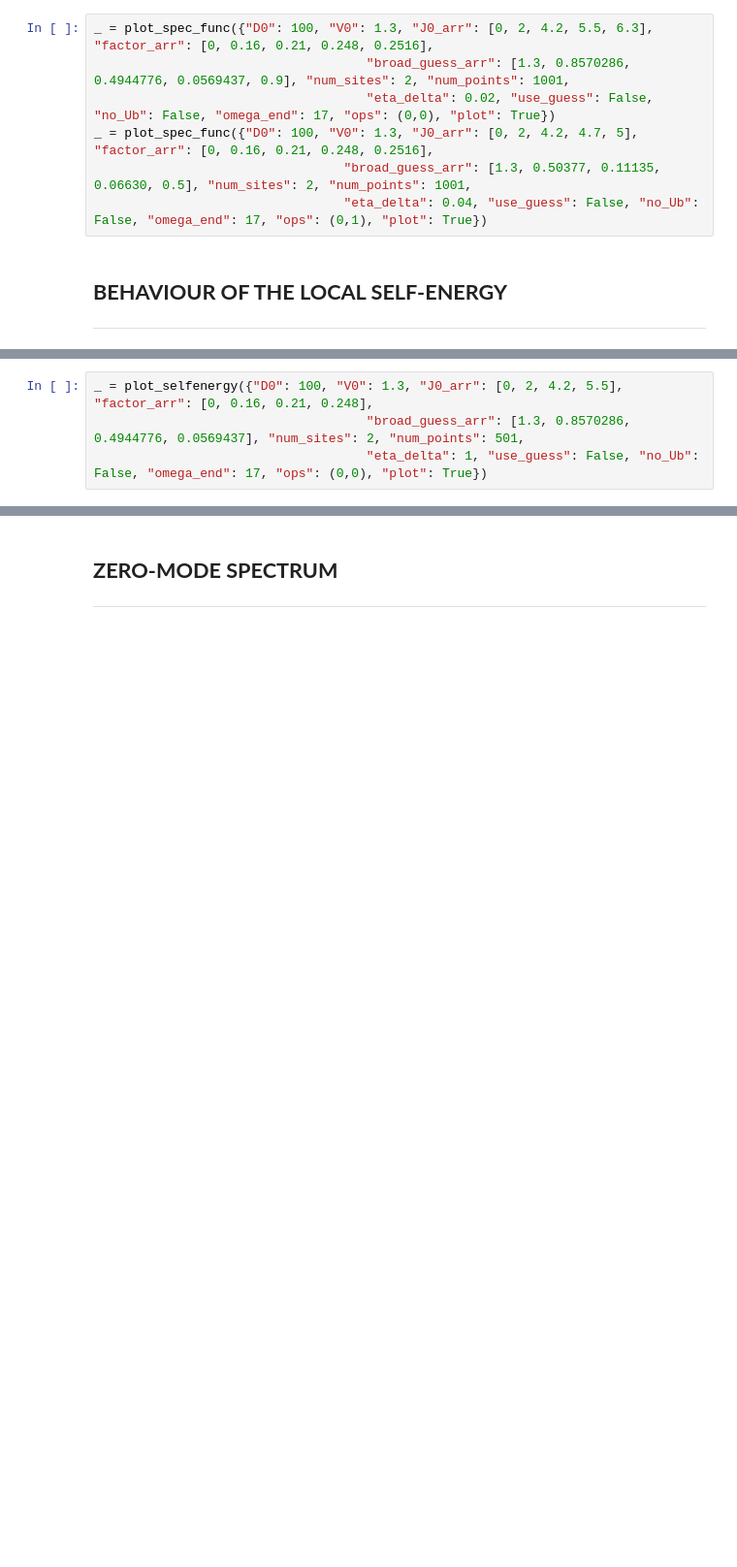
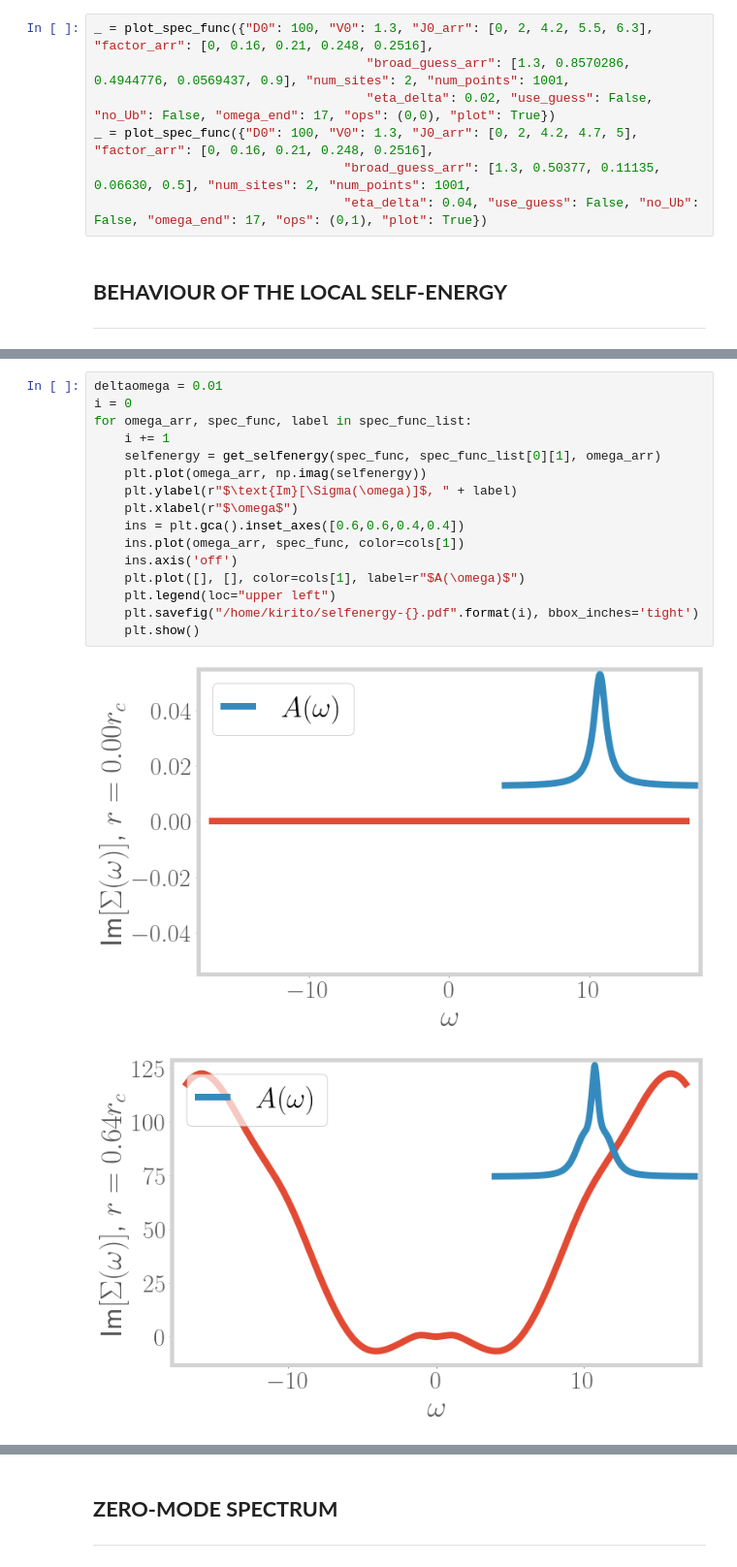
Before and after one commit to abhirup-m/Tiling-Embedded-Esiam, a Jupyter notebook: numerics-tiling.ipynb, the cells around one changed output, grey strips where cells are left out. Shown at 97% size. Drawn from its saved outputs; the diff is of its cells as text; blank space fills up the shorter version.

Commit message:
added spectral function to selfenergy plots

```diff
--- a/numerics-tiling.ipynb
+++ b/numerics-tiling.ipynb
@@ -1555,4 +1471,19 @@ def plot_selfenergy(args):
-# %%
-_ = plot_selfenergy({"D0": 100, "V0": 1.3, "J0_arr": [0, 2, 4.2, 5.5], "factor_arr": [0, 0.16, 0.21, 0.248],
-                                    "broad_guess_arr": [1.3, 0.8570286, 0.4944776, 0.0569437], "num_sites": 2, "num_points": 501,
-                                    "eta_delta": 1, "use_guess": False, "no_Ub": False, "omega_end": 17, "ops": (0,0), "plot": True})
+# %%
+deltaomega = 0.01
+i = 0
+for omega_arr, spec_func, label in spec_func_list:
+    i += 1
+    selfenergy = get_selfenergy(spec_func, spec_func_list[0][1], omega_arr)
+    plt.plot(omega_arr, np.imag(selfenergy))
+    plt.ylabel(r"$\text{Im}[\Sigma(\omega)]$, " + label)
+    plt.xlabel(r"$\omega$")
+    ins = plt.gca().inset_axes([0.6,0.6,0.4,0.4])
+    ins.plot(omega_arr, spec_func, color=cols[1])
+    ins.axis('off')
+    plt.plot([], [], color=cols[1], label=r"$A(\omega)$")
+    plt.legend(loc="upper left")
+    plt.savefig("/home/kirito/selfenergy-{}.pdf".format(i), bbox_inches='tight')
+    plt.show()
+# %% [output]
+[figure, added]
+[figure, added]
```
Also changed, not shown: parts of 3 cells of this notebook, 2 other files.
